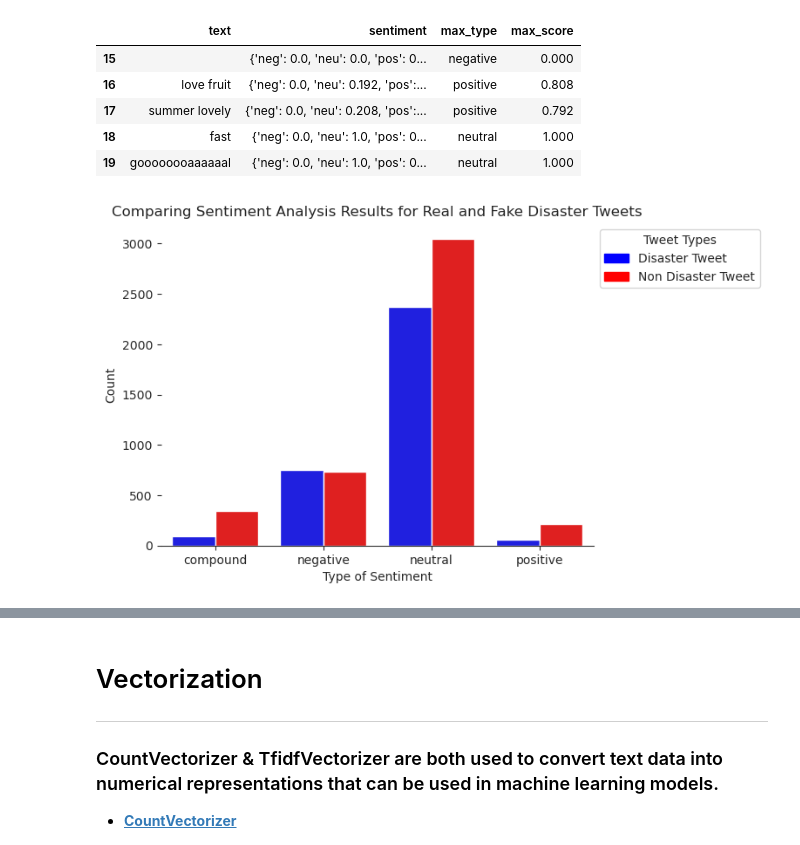
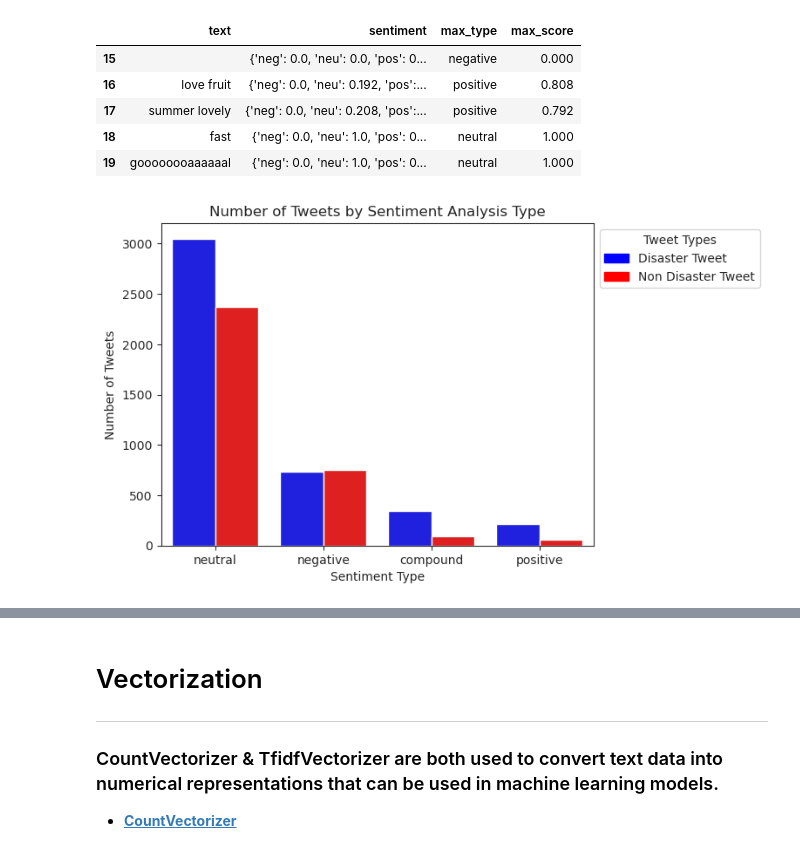
Before and after one commit to b3ccaMR/NLP-Disaster-Tweets, a Jupyter notebook: nlp-tweets.ipynb, the cells around one changed output, grey strips where cells are left out. Cells and saved outputs as stored; diff of their text form; code cells hidden in the pictures.

Commit message:
Sentiment analysis graph fix

```diff
--- a/nlp-tweets.ipynb
+++ b/nlp-tweets.ipynb
@@ -236,28 +236,19 @@ sentiment_fake.head()
 | 18 | fast | {'neg': 0.0, 'neu': 1.0, 'pos': 0... | neutral | 1.000 |
 | 19 | goooooooaaaaaal | {'neg': 0.0, 'neu': 1.0, 'pos': 0... | neutral | 1.000 |
 # %%
+#Graph to display Number of Tweets by Sentiment Analysis Type
 sentiment_counts = pd.DataFrame()
 sentiment_counts['Real_Tweets'] = sentiment_real.groupby(['max_type']).size()
 sentiment_counts['Fake_Tweets'] = sentiment_fake.groupby(['max_type']).size()
 
+sentiment_counts = sentiment_counts.reset_index()
+sentiment_counts = sentiment_counts.melt(id_vars=['max_type'], var_name='tweet_type', value_name='count').sort_values('count', ascending=False)
 
-# reset the index to bring "max_type" into a column
-sentiment_counts = sentiment_counts.reset_index()
-
-# reshape the data to make it tidy
-sentiment_counts = sentiment_counts.melt(id_vars=['max_type'], var_name='tweet_type', value_name='count')
-
-# create the bar plot using Seaborn
 sns.barplot(x='max_type', y='count', hue='tweet_type', data=sentiment_counts, palette=["blue", "red"])
-sns.despine(left=True)
-
-# set the labels and title
-plt.xlabel('Type of Sentiment')
-plt.ylabel('Count')
-plt.title('Comparing Sentiment Analysis Results for Real and Fake Disaster Tweets')
+plt.xlabel('Sentiment Type')
+plt.ylabel('Number of Tweets')
+plt.title('Number of Tweets by Sentiment Analysis Type')
 plt.legend(loc=2, title='Tweet Types',bbox_to_anchor = (1,1), handles = [blue, red])
-
-# show the plot
 plt.show()
 # %% [output]
-[figure, old version]
+[figure, new version]
```
Also changed, not shown: parts of 3 cells of this notebook.
